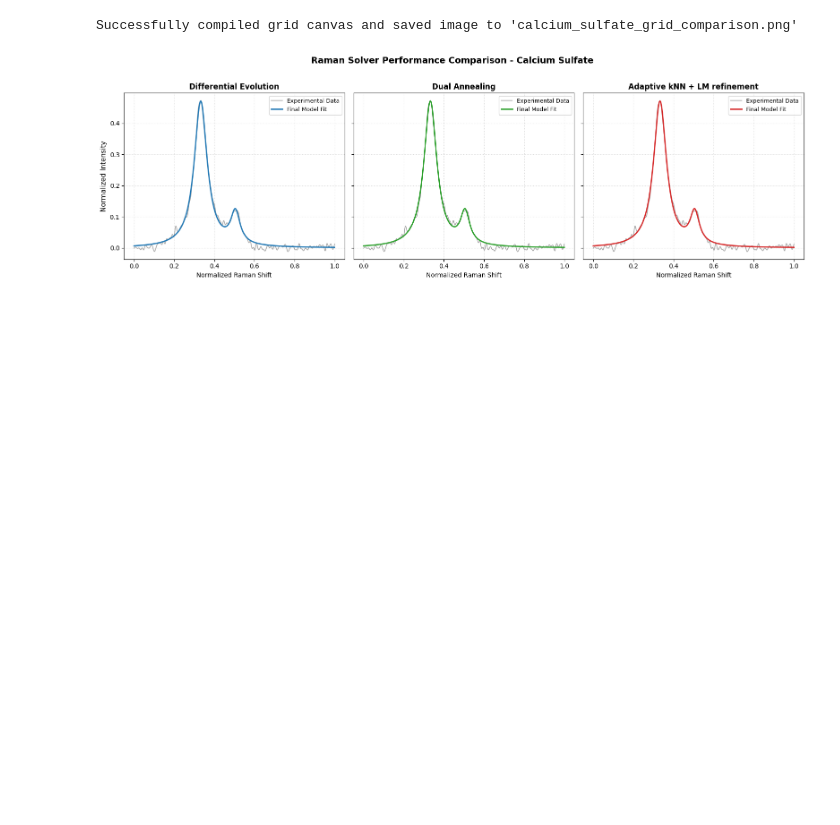
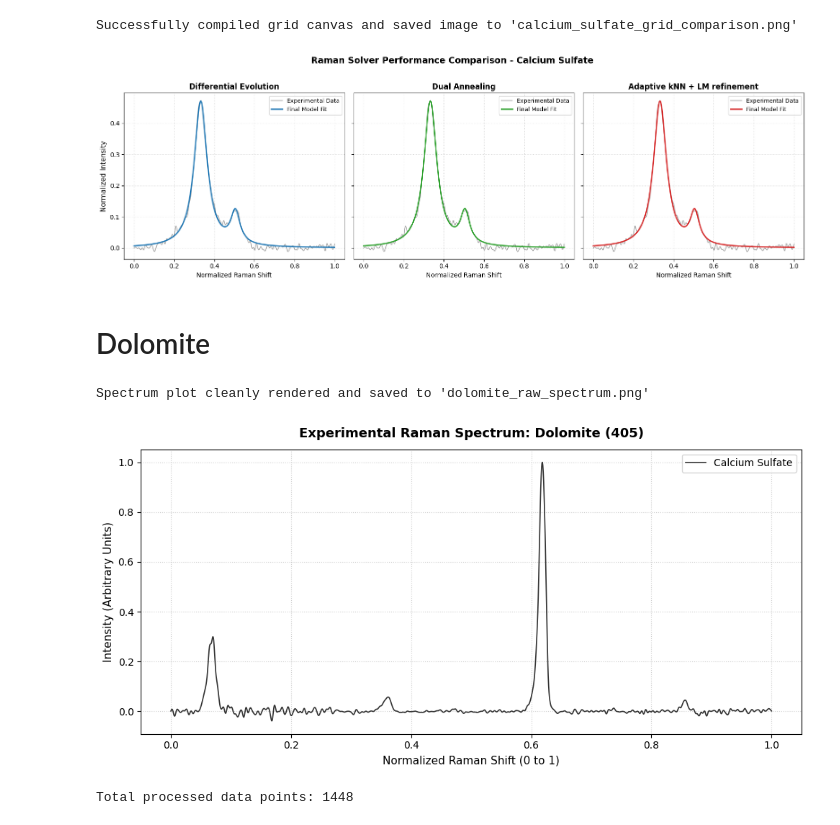
Before and after one commit to SauloSamps/Raman-Fitting-Pipeline, a Jupyter notebook: code/lab-algs-2.ipynb, the cells around one changed output. Drawn from its saved outputs; the diff is of its cells as text; code cells hidden in the pictures; blank space fills up the shorter version.

```diff
--- a/code/lab-algs-2.ipynb
+++ b/code/lab-algs-2.ipynb
@@ -1374,3 +1374,55 @@ plot_and_save_unified_grid(
 # %% [output]
 Successfully compiled grid canvas and saved image to 'calcium_sulfate_grid_comparison.png'
 [figure]
+# %% [markdown]
+# Dolomite
+# %%
+import csv
+import numpy as np
+import matplotlib.pyplot as plt
+
+data = []
+
+with open('real_examples/csvs/Dolomite_405.csv', mode='r', newline='') as file:
+    reader = csv.reader(file)
+    for row in reader:
+        data.append(row)
+
+points = data[16:]
+x = np.zeros(len(points))
+y = np.zeros(len(points))
+for i in range(len(points)):
+    x[i] += np.float32(points[i][0])
+    y[i] += np.float32(points[i][1])
+
+cropped_x = x[:1448]
+target_x = np.linspace(0, 1, len(cropped_x))
+target_y = y[:1448]
+
+# --- PLOTTING, LABELLING, AND SAVING ---
+plt.figure(figsize=(10, 5))
+plt.plot(target_x, target_y, color='black', linewidth=1.2, alpha=0.8, label='Calcium Sulfate')
+
+# Add descriptive titles and labels
+plt.title("Experimental Raman Spectrum: Dolomite (405)", fontsize=13, fontweight='bold', pad=12)
+plt.xlabel("Normalized Raman Shift (0 to 1)", fontsize=11)
+plt.ylabel("Intensity (Arbitrary Units)", fontsize=11)
+
+# Add clean styling elements
+plt.grid(True, linestyle=':', alpha=0.6)
+plt.legend(loc='upper right')
+plt.tight_layout()
+
+# Save the spectrum plot as a high-resolution image file
+output_filename = "dolomite_raw_spectrum.png"
+plt.savefig(output_filename, dpi=300, bbox_inches='tight')
+print(f"Spectrum plot cleanly rendered and saved to '{output_filename}'")
+
+# Display the output window
+plt.show()
+
+print(f"Total processed data points: {len(target_y)}")
+# %% [output]
+Spectrum plot cleanly rendered and saved to 'dolomite_raw_spectrum.png'
+[figure, added]
+Total processed data points: 1448
```
Also changed, not shown: parts of 4 cells of this notebook.
